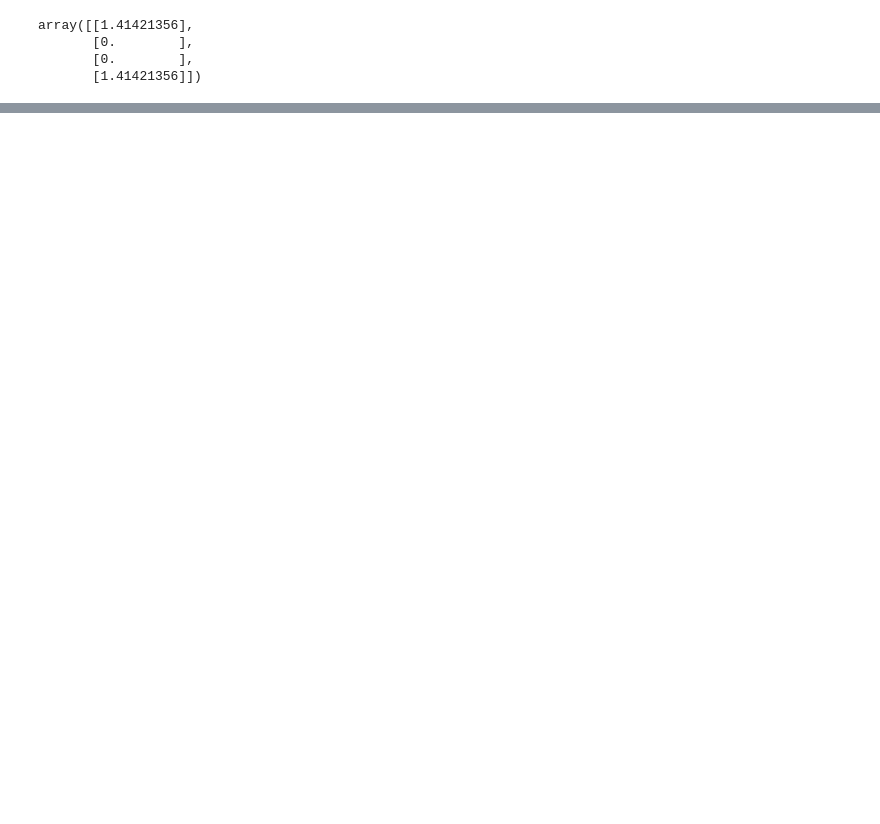
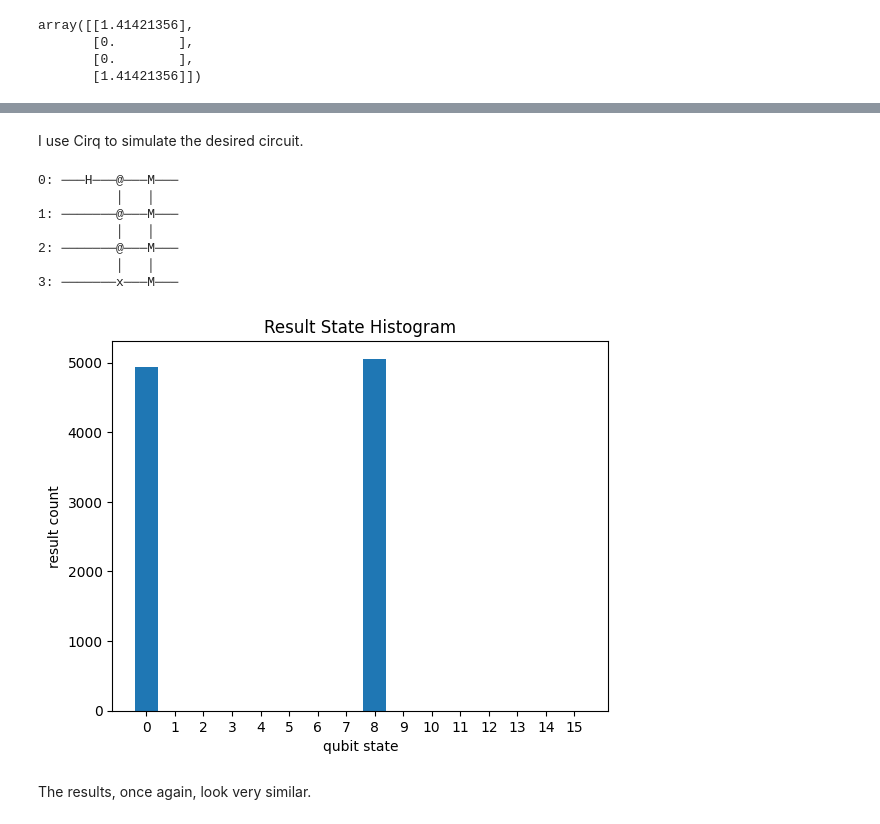
Before and after one commit to knownothingbozo/Quantum-Algorithms, a Jupyter notebook: HW01.ipynb, the cells around one changed output, grey strips where cells are left out. Saved outputs shown, nothing was run; the diff lists cells and outputs as text; code cells hidden in the pictures; blank space fills up the shorter version.

```diff
--- a/HW01.ipynb
+++ b/HW01.ipynb
@@ -58,0 +160,54 @@ ax0.hist(measurement, bins=4)    ### POSITION PLOT
+# %% [markdown]
+I use Cirq to simulate the desired circuit.
+# %%
+### Create custom triple-controlled-not gate
+class CCCNOT(cirq.Gate):
+    def __init__(self):
+        super(CCCNOT, self)
+
+    def _num_qubits_(self):
+        return 4
+
+    def _unitary_(self):
+        return np.array([[1., 0., 0., 0., 0., 0., 0., 0., 0., 0., 0., 0., 0., 0., 0., 0.],
+                         [0., 1., 0., 0., 0., 0., 0., 0., 0., 0., 0., 0., 0., 0., 0., 0.],
+                         [0., 0., 1., 0., 0., 0., 0., 0., 0., 0., 0., 0., 0., 0., 0., 0.],
+                         [0., 0., 0., 1., 0., 0., 0., 0., 0., 0., 0., 0., 0., 0., 0., 0.],
+                         [0., 0., 0., 0., 1., 0., 0., 0., 0., 0., 0., 0., 0., 0., 0., 0.],
+                         [0., 0., 0., 0., 0., 1., 0., 0., 0., 0., 0., 0., 0., 0., 0., 0.],
+                         [0., 0., 0., 0., 0., 0., 1., 0., 0., 0., 0., 0., 0., 0., 0., 0.],
+                         [0., 0., 0., 0., 0., 0., 0., 1., 0., 0., 0., 0., 0., 0., 0., 0.],
+                         [0., 0., 0., 0., 0., 0., 0., 0., 1., 0., 0., 0., 0., 0., 0., 0.],
+                         [0., 0., 0., 0., 0., 0., 0., 0., 0., 1., 0., 0., 0., 0., 0., 0.],
+                         [0., 0., 0., 0., 0., 0., 0., 0., 0., 0., 1., 0., 0., 0., 0., 0.],
+                         [0., 0., 0., 0., 0., 0., 0., 0., 0., 0., 0., 1., 0., 0., 0., 0.],
+                         [0., 0., 0., 0., 0., 0., 0., 0., 0., 0., 0., 0., 1., 0., 0., 0.],
+                         [0., 0., 0., 0., 0., 0., 0., 0., 0., 0., 0., 0., 0., 1., 0., 0.],
+                         [0., 0., 0., 0., 0., 0., 0., 0., 0., 0., 0., 0., 0., 0., 1., 0.],
+                         [0., 0., 0., 0., 0., 0., 0., 0., 0., 0., 0., 0., 0., 0., 0., 1.]])
+
+    def _circuit_diagram_info_(self, args):
+        return "@", "@", "@", "x"
+CCCNOT = CCCNOT()
+# %%
+### Initialize qubits, build out circuit, run simulation, and plot results
+my_circuit = cirq.Circuit()
+qubits = cirq.LineQubit.range(4)
+my_circuit.append(cirq.H.on(qubits[0]))
+my_circuit.append(CCCNOT.on(*qubits))
+my_circuit.append(cirq.measure(*qubits))
+print(my_circuit)
+result = cirq.Simulator().run(my_circuit, repetitions=10000)
+_ = cirq.plot_state_histogram(result, plt.subplot())
+plt.show()
+# %% [output]
+0: ───H───@───M───
+          │   │
+1: ───────@───M───
+          │   │
+2: ───────@───M───
+          │   │
+3: ───────x───M───
+[figure, added]
+# %% [markdown]
+The results, once again, look very similar.
```
Also changed, not shown: parts of 16 cells of this notebook.
